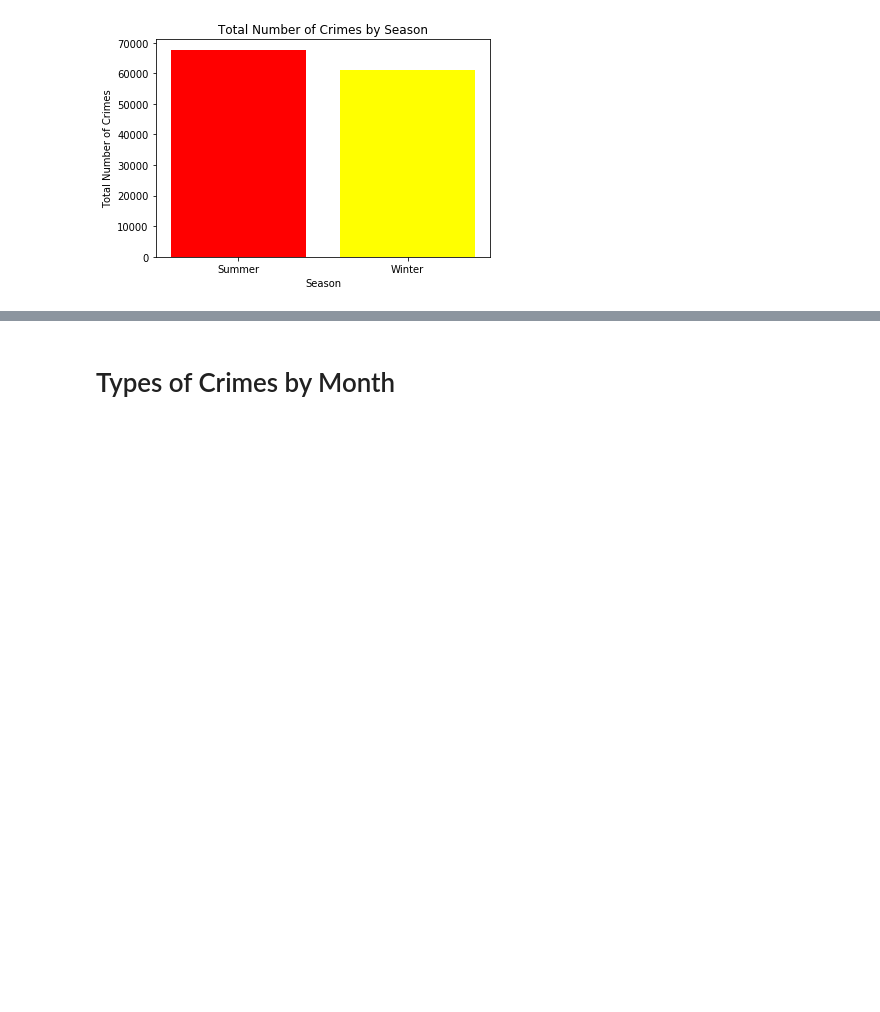
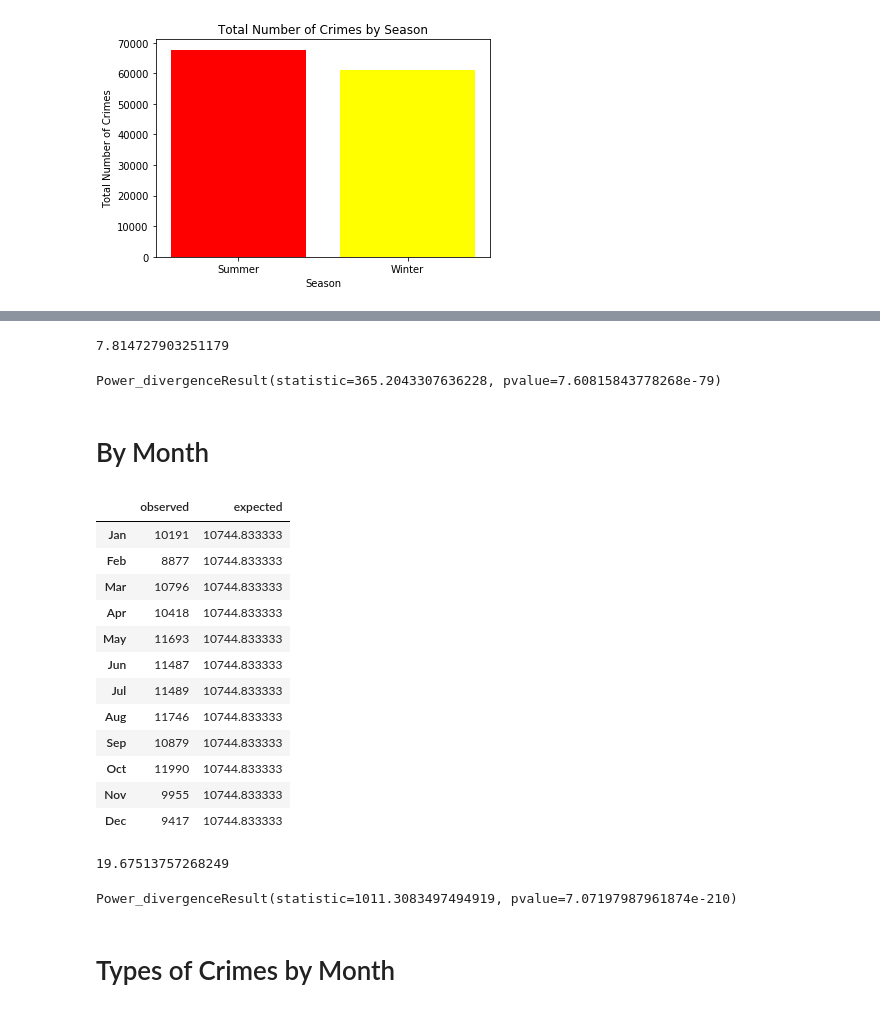
Before and after one commit to kanskris/kansas_crime_2018, a Jupyter notebook: Laylaa- Monthly Analysis.ipynb, the cells around one changed output, grey strips where cells are left out. Cells and saved outputs as stored; diff of their text form; code cells hidden in the pictures; blank space fills up the shorter version.

Commit message:
added statistical analysis, also saved the figures

```diff
--- a/Laylaa- Monthly Analysis.ipynb
+++ b/Laylaa- Monthly Analysis.ipynb
@@ -64,3 +79,20 @@ plt.savefig('Images/Total Number of Crimes by Season')
 plt.show()
 # %% [output]
 [figure]
+# %%
+jan = cleanedData[cleanedData['Month'] == 'January']['Month'].count()
+feb = cleanedData[cleanedData['Month'] == 'February']['Month'].count()
+mar = cleanedData[cleanedData['Month'] == 'March']['Month'].count()
+apr = cleanedData[cleanedData['Month'] == 'April']['Month'].count()
+may = cleanedData[cleanedData['Month'] == 'May']['Month'].count()
+jun = cleanedData[cleanedData['Month'] == 'June']['Month'].count()
+jul = cleanedData[cleanedData['Month'] == 'July']['Month'].count()
+aug = cleanedData[cleanedData['Month'] == 'August']['Month'].count()
+sep = cleanedData[cleanedData['Month'] == 'September']['Month'].count()
+Oct = cleanedData[cleanedData['Month'] == 'October']['Month'].count()
+nov = cleanedData[cleanedData['Month'] == 'November']['Month'].count()
+dec = cleanedData[cleanedData['Month'] == 'December']['Month'].count()
+listw = [Oct, nov, dec, jan, feb, mar]
+lists = [apr, may, jun, jul, aug, sep]
+stats.f_oneway(listw, lists)
+# listm
@@ -72,0 +133,11 @@ ValueError: zero-dimensional arrays cannot be concatenated
+# %%
+q1 = jan+feb+mar
+q2 = apr+may+jun
+q3 = jul+aug+sep
+q4 = Oct+nov+dec
+observed = pd.Series([q1, q2, q3, q4], index=['Q1', 'Q2', 'Q3', 'Q4'])
+expected = (q1+q2+q3+q4)/4
+df2 = pd.DataFrame([observed]).T
+df2[1] = [expected, expected, expected, expected]
+df2.columns = ['observed', 'expected']
+df2
@@ -73,3 +150,48 @@ ValueError: zero-dimensional arrays cannot be concatenated
+# %%
+critical_value = stats.chi2.ppf(q = 0.95, df = 3)
+critical_value
+# %% [output]
+7.814727903251179
+# %%
+stats.chisquare(df2['observed'], df2['expected'])
+# %% [output]
+Power_divergenceResult(statistic=365.2043307636228, pvalue=7.60815843778268e-79)
+# %% [markdown]
+# By Month
+# %%
+observed = pd.Series([jan, feb, mar, apr, may, jun, jul, aug, sep, Oct,
+                     nov, dec], index=['Jan', 'Feb', 'Mar', 'Apr', 'May',
+                                      'Jun', 'Jul', 'Aug', 'Sep', 'Oct',
+                                      'Nov', 'Dec'])
+expected = (q1+q2+q3+q4)/12
+df3 = pd.DataFrame([observed]).T
+df3[1] = [expected, expected, expected, expected, expected, expected, expected,
+        expected, expected, expected, expected, expected]
+df3.columns = ['observed', 'expected']
+df3
+# %% [output]
+|  | observed | expected |
+| Jan | 10191 | 10744.833333 |
+| Feb | 8877 | 10744.833333 |
+| Mar | 10796 | 10744.833333 |
+| Apr | 10418 | 10744.833333 |
+| May | 11693 | 10744.833333 |
+| Jun | 11487 | 10744.833333 |
+| Jul | 11489 | 10744.833333 |
+| Aug | 11746 | 10744.833333 |
+| Sep | 10879 | 10744.833333 |
+| Oct | 11990 | 10744.833333 |
+| Nov | 9955 | 10744.833333 |
+| Dec | 9417 | 10744.833333 |
+# %%
+critical_value = stats.chi2.ppf(q = 0.95, df = 11)
+critical_value
+# %% [output]
+19.67513757268249
+# %%
+stats.chisquare(df3['observed'], df3['expected'])
+# %% [output]
+Power_divergenceResult(statistic=1011.3083497494919, pvalue=7.07197987961874e-210)
 # %% [markdown]
 # Types of Crimes by Month
 # %%
```
Also changed, not shown: parts of 15 cells of this notebook, 1 other file.
